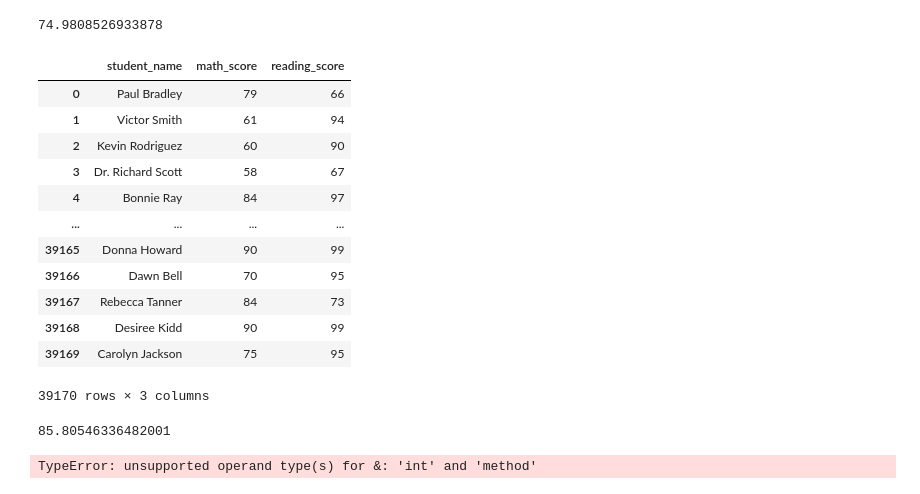
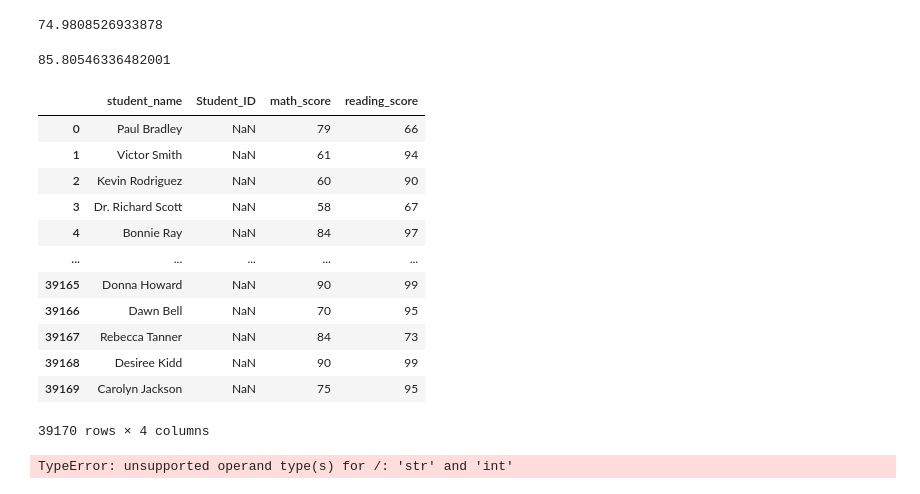
Before and after one commit to jl-horton/pandas-challenge, a Jupyter notebook: PyCitySchools/PyCitySchools.ipynb, the cells around one changed output. Cells and saved outputs as stored; diff of their text form; code cells hidden in the pictures.

```diff
--- a/PyCitySchools/PyCitySchools.ipynb
+++ b/PyCitySchools/PyCitySchools.ipynb
@@ -115,23 +115,6 @@ percent_math = total_math/student_count * 100
 print(percent_math)
 # %% [output]
 74.9808526933878
-# %%
-intersect_df = pd.DataFrame(student_data_df, columns=["student_name", "math_score", "reading_score"])
-intersect_df
-# %% [output]
-|  | student_name | math_score | reading_score |
-| 0 | Paul Bradley | 79 | 66 |
-| 1 | Victor Smith | 61 | 94 |
-| 2 | Kevin Rodriguez | 60 | 90 |
-| 3 | Dr. Richard Scott | 58 | 67 |
-| 4 | Bonnie Ray | 84 | 97 |
-| ... | ... | ... | ... |
-| 39165 | Donna Howard | 90 | 99 |
-| 39166 | Dawn Bell | 70 | 95 |
-| 39167 | Rebecca Tanner | 84 | 73 |
-| 39168 | Desiree Kidd | 90 | 99 |
-| 39169 | Carolyn Jackson | 75 | 95 |
-39170 rows × 3 columns
 # %%
 # Calculate the % passing Reading
 total_reading = school_data_df.loc[school_data_df['Reading Score'] >= 70]['Reading Score'].count()
@@ -139,11 +122,28 @@ percent_reading = total_reading/student_count * 100
 print(percent_reading)
 # %% [output]
 85.80546336482001
+# %%
+intersect_df = pd.DataFrame(student_data_df, columns=['student_name', 'Student_ID', 'math_score', 'reading_score'])
+intersect_df
+# %% [output]
+|  | student_name | Student_ID | math_score | reading_score |
+| 0 | Paul Bradley | NaN | 79 | 66 |
+| 1 | Victor Smith | NaN | 61 | 94 |
+| 2 | Kevin Rodriguez | NaN | 60 | 90 |
+| 3 | Dr. Richard Scott | NaN | 58 | 67 |
+| 4 | Bonnie Ray | NaN | 84 | 97 |
+| ... | ... | ... | ... | ... |
+| 39165 | Donna Howard | NaN | 90 | 99 |
+| 39166 | Dawn Bell | NaN | 70 | 95 |
+| 39167 | Rebecca Tanner | NaN | 84 | 73 |
+| 39168 | Desiree Kidd | NaN | 90 | 99 |
+| 39169 | Carolyn Jackson | NaN | 75 | 95 |
+39170 rows × 4 columns
 # %%
-# Calculate the % of students passing overall - need to find intersectione between math & reading to count students achieving both and divide by total students
-passing_both = intersect_df.loc[intersect_df['math_score'] >= 70]['math_score'].count() & intersect_df.loc[intersect_df['reading_score'] >= 70]['reading_score'].count
-percent_passing = passing_both/student_count * 100
-print(percent_passing)
+# # Calculate the % of students passing overall - need to find intersectione between math & reading to count students achieving both and divide by total students
+# passing_both = intersect_df[(intersect_df['reading_score'] >= 70) & (intersect_df['math_score'] >= 70)]
+# percent_passing = passing_both/student_count * 100
+# print(percent_passing)
 # %% [output]
-TypeError: unsupported operand type(s) for &: 'int' and 'method'
+TypeError: unsupported operand type(s) for /: 'str' and 'int'
 # %%
```
Also changed, not shown: parts of 8 cells of this notebook.
